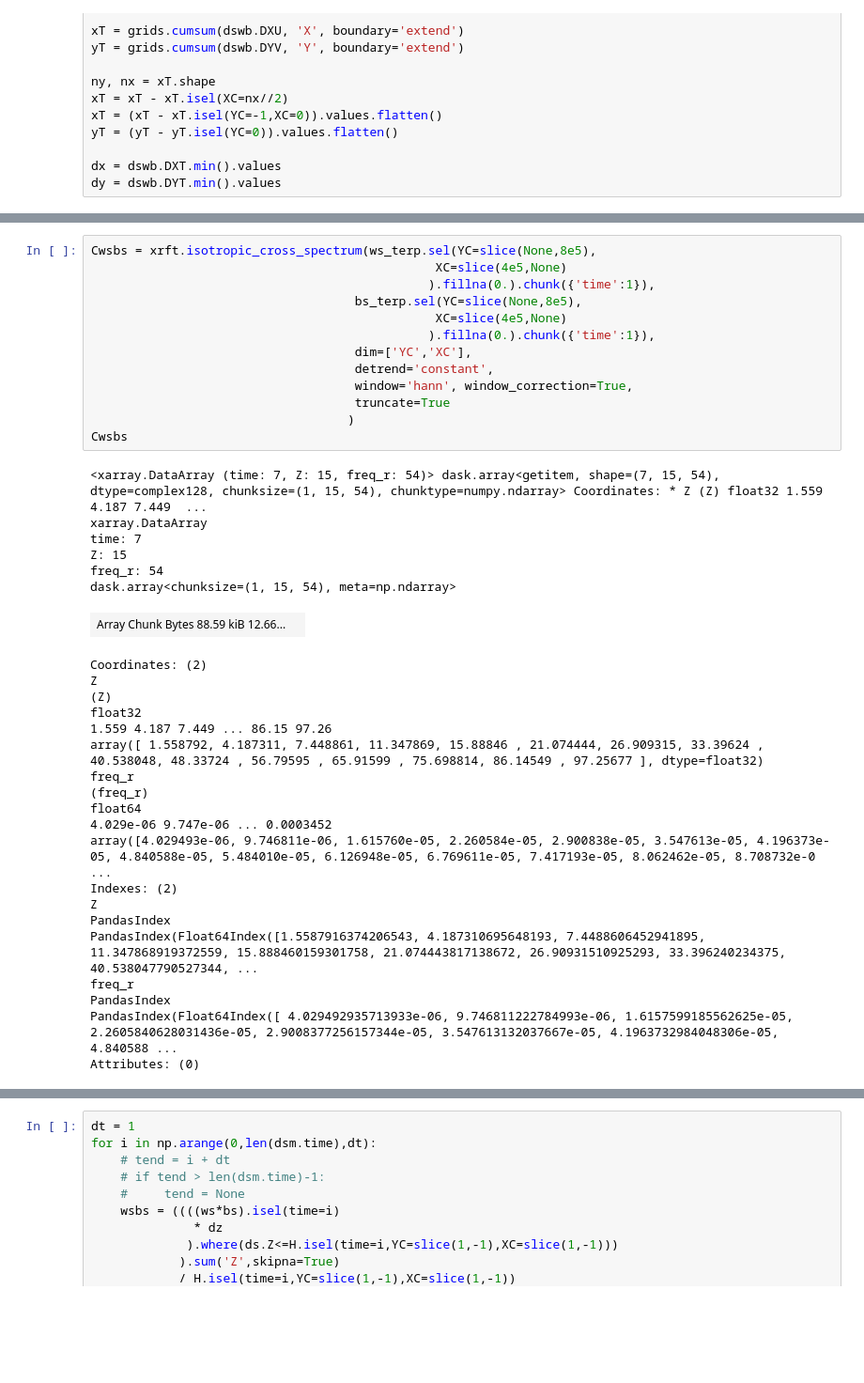
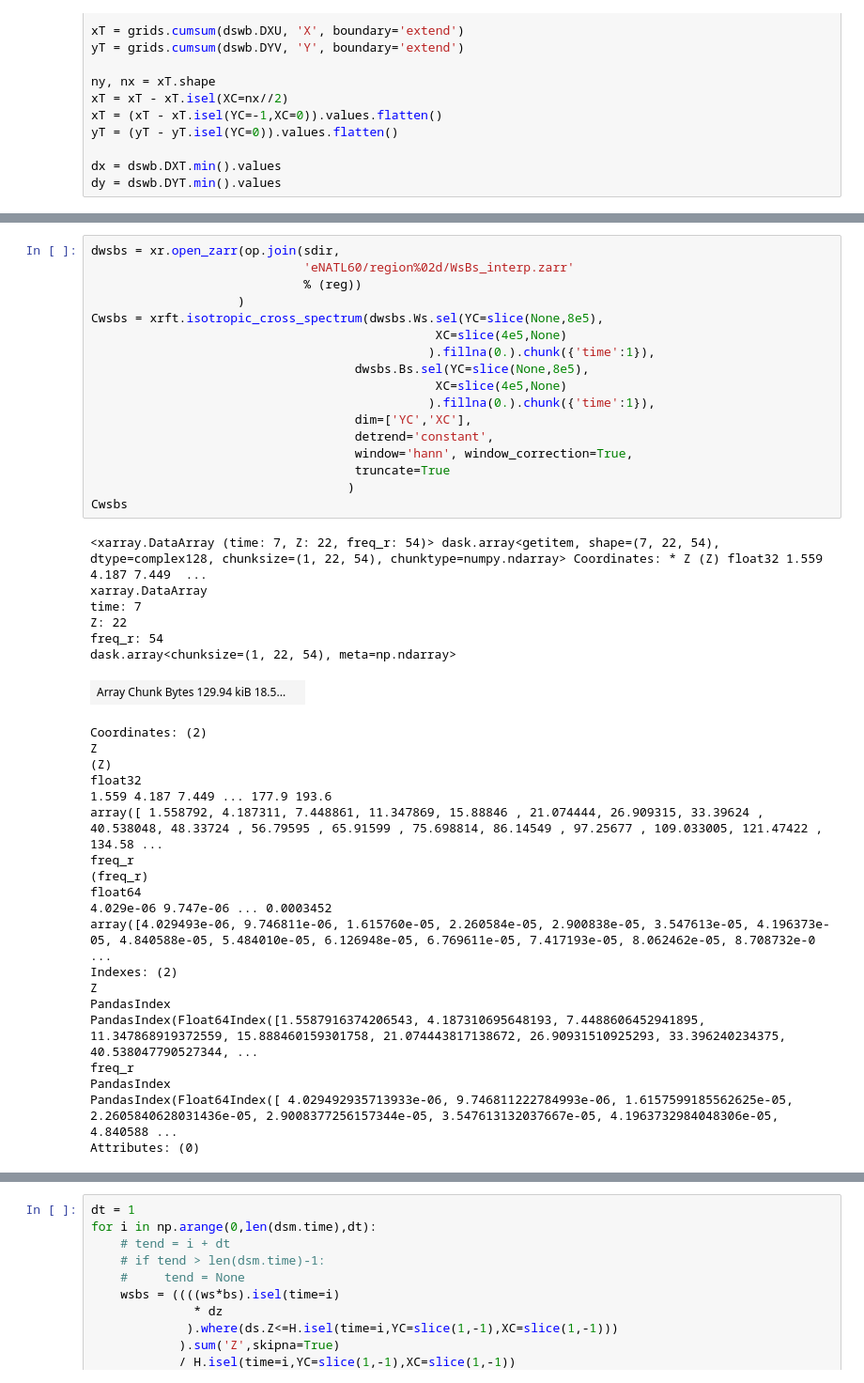
Before and after one commit to roxyboy/MLI_Lf, a Jupyter notebook: eNATL60/wb.ipynb, the cells around one changed output, grey strips where cells are left out. Shown at 94% size. Drawn from its saved outputs; the diff is of its cells as text; blank space fills up the shorter version.

```diff
--- a/eNATL60/wb.ipynb
+++ b/eNATL60/wb.ipynb
@@ -551,32 +560,36 @@ dsave.chunk({'time':1}).to_zarr(op.join(sdir,
 # %% [output]
 <xarray.backends.zarr.ZarrStore at 0x...>
 # %%
-Cwsbs = xrft.isotropic_cross_spectrum(ws_terp.sel(YC=slice(None,8e5),
+dwsbs = xr.open_zarr(op.join(sdir,
+                             'eNATL60/region%02d/WsBs_interp.zarr'
+                             % (reg))
+                    )
+Cwsbs = xrft.isotropic_cross_spectrum(dwsbs.Ws.sel(YC=slice(None,8e5),
                                                XC=slice(4e5,None)
                                               ).fillna(0.).chunk({'time':1}),
-                                    bs_terp.sel(YC=slice(None,8e5),
+                                    dwsbs.Bs.sel(YC=slice(None,8e5),
                                                XC=slice(4e5,None)
                                               ).fillna(0.).chunk({'time':1}),
                                     dim=['YC','XC'],
                                     detrend='constant',
                                     window='hann', window_correction=True,
                                     truncate=True
                                    )
 Cwsbs
 # %% [output]
-<xarray.DataArray (time: 7, Z: 15, freq_r: 54)> dask.array<getitem, shape=(7, 15, 54), dtype=complex128, chunksize=(1, 15, 54), chunktype=numpy.ndarray> Coordinates: * Z (Z) float32 1.559 4.187 7.449  ...
+<xarray.DataArray (time: 7, Z: 22, freq_r: 54)> dask.array<getitem, shape=(7, 22, 54), dtype=complex128, chunksize=(1, 22, 54), chunktype=numpy.ndarray> Coordinates: * Z (Z) float32 1.559 4.187 7.449  ...
 xarray.DataArray
 time: 7
-Z: 15
+Z: 22
 freq_r: 54
-dask.array<chunksize=(1, 15, 54), meta=np.ndarray>
+dask.array<chunksize=(1, 22, 54), meta=np.ndarray>
-| Array Chunk Bytes 88.59 kiB 12.66... |  |
+| Array Chunk Bytes 129.94 kiB 18.5... |  |
 Coordinates: (2)
 Z
 (Z)
 float32
-1.559 4.187 7.449 ... 86.15 97.26
-array([ 1.558792, 4.187311, 7.448861, 11.347869, 15.88846 , 21.074444, 26.909315, 33.39624 , 40.538048, 48.33724 , 56.79595 , 65.91599 , 75.698814, 86.14549 , 97.25677 ], dtype=float32)
+1.559 4.187 7.449 ... 177.9 193.6
+array([ 1.558792, 4.187311, 7.448861, 11.347869, 15.88846 , 21.074444, 26.909315, 33.39624 , 40.538048, 48.33724 , 56.79595 , 65.91599 , 75.698814, 86.14549 , 97.25677 , 109.033005, 121.47422 , 134.58 ...
 freq_r
 (freq_r)
 float64
```
Also changed, not shown: parts of 13 cells of this notebook, 1 other file.
